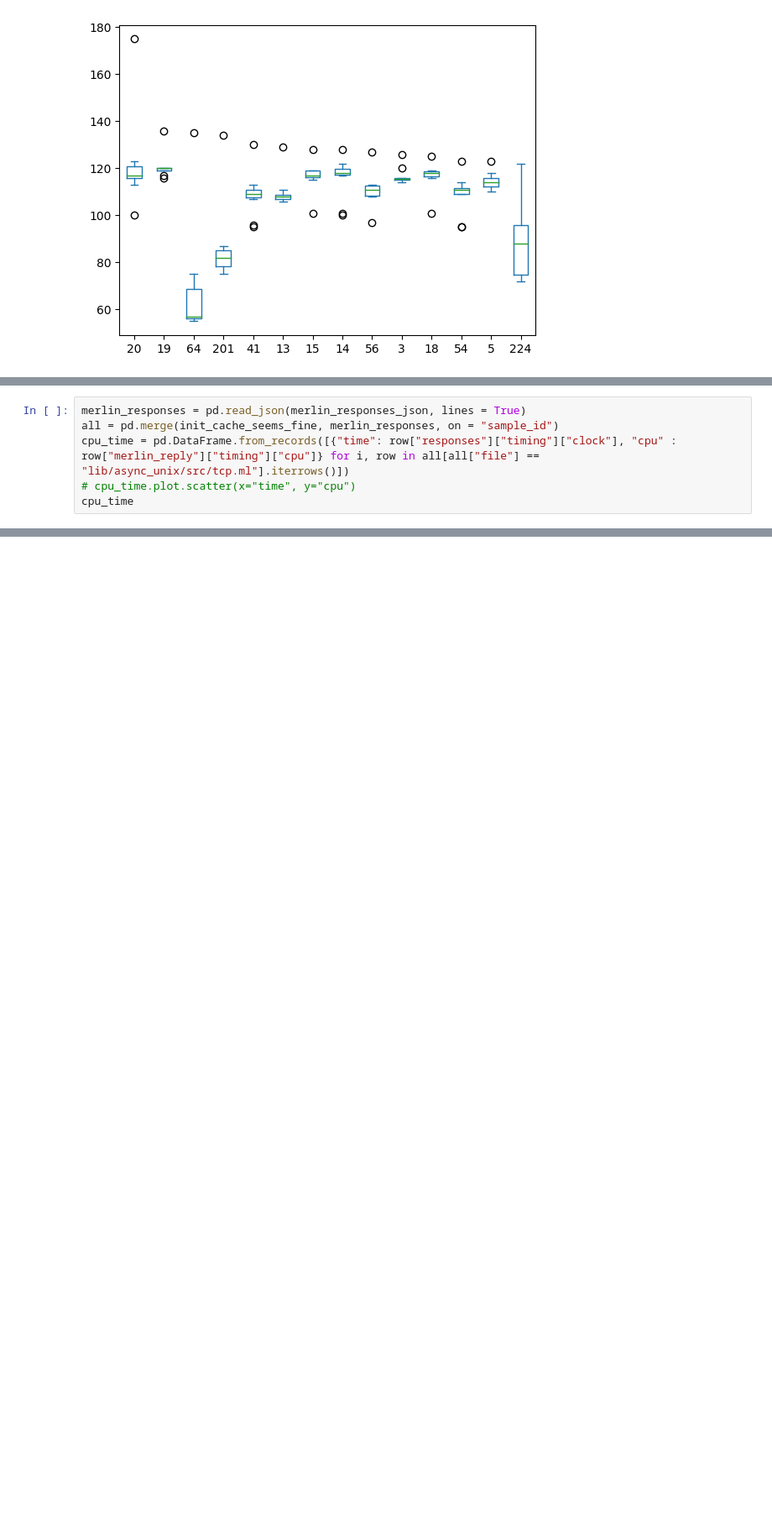
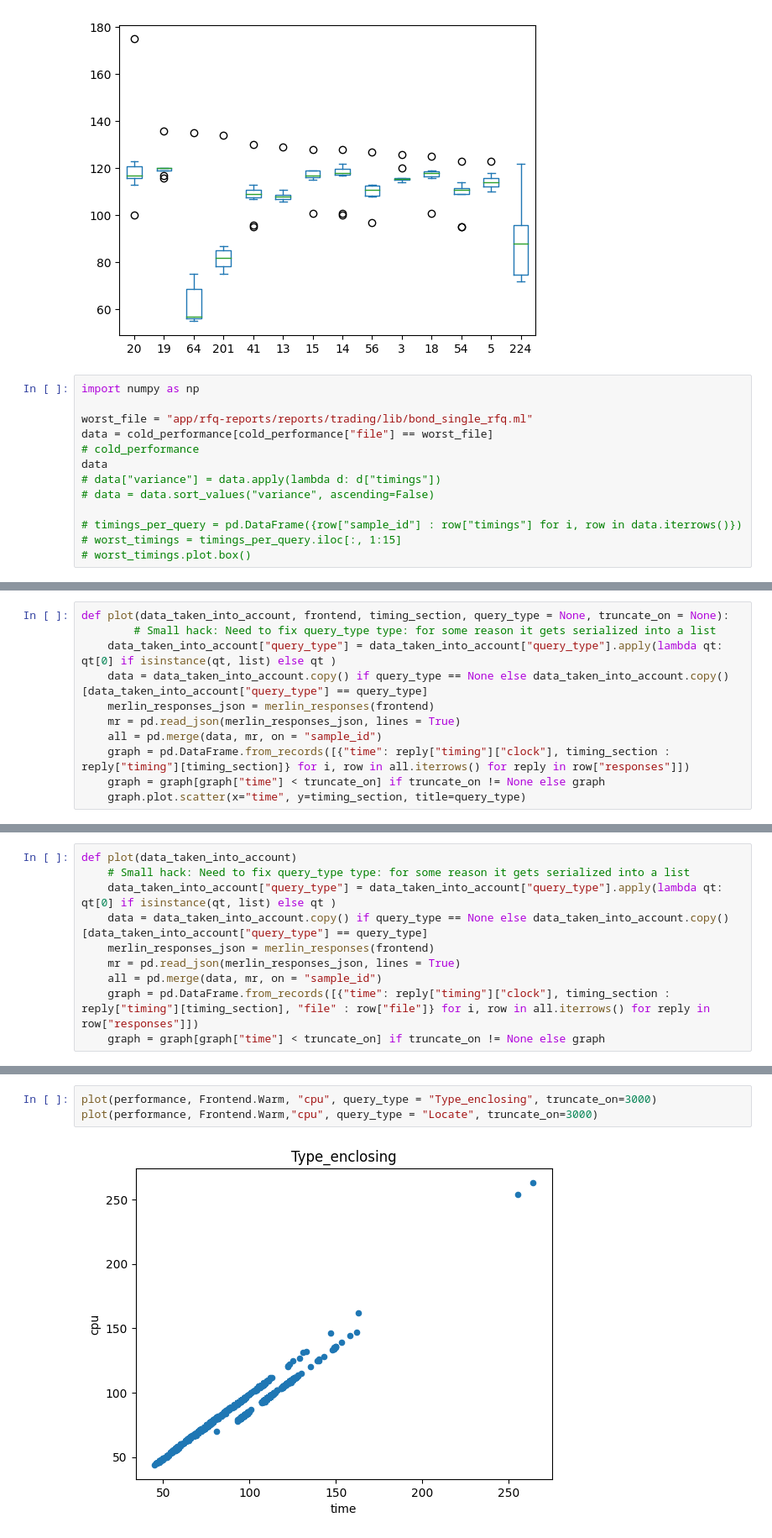
Before and after one commit to pitag-ha/merl-an, a Jupyter notebook: data/js_2023_02_06/analysis.ipynb, the cells around one changed output, grey strips where cells are left out. Shown at 84% size. Drawn from its saved outputs; the diff is of its cells as text; blank space fills up the shorter version.

Commit message:
Analyze the first Jane Street data batch a bit more

```diff
--- a/data/js_2023_02_06/analysis.ipynb
+++ b/data/js_2023_02_06/analysis.ipynb
@@ -81,3 +104,16 @@ worst_timings.plot.box()
 # %% [output]
 <AxesSubplot: >
 [figure]
+# %%
+import numpy as np
+
+worst_file = "app/rfq-reports/reports/trading/lib/bond_single_rfq.ml"
+data = cold_performance[cold_performance["file"] == worst_file]
+# cold_performance
+data
+# data["variance"] = data.apply(lambda d: d["timings"])
+# data = data.sort_values("variance", ascending=False)
+
+# timings_per_query = pd.DataFrame({row["sample_id"] : row["timings"] for i, row in data.iterrows()})
+# worst_timings = timings_per_query.iloc[:, 1:15]
+# worst_timings.plot.box()
@@ -83,0 +140,11 @@ worst_timings.plot.box()
+# %%
+def plot(data_taken_into_account, frontend, timing_section, query_type = None, truncate_on = None):
+        # Small hack: Need to fix query_type type: for some reason it gets serialized into a list
+    data_taken_into_account["query_type"] = data_taken_into_account["query_type"].apply(lambda qt: qt[0] if isinstance(qt, list) else qt )
+    data = data_taken_into_account.copy() if query_type == None else data_taken_into_account.copy()[data_taken_into_account["query_type"] == query_type]
+    merlin_responses_json = merlin_responses(frontend)
+    mr = pd.read_json(merlin_responses_json, lines = True)
+    all = pd.merge(data, mr, on = "sample_id")
+    graph = pd.DataFrame.from_records([{"time": reply["timing"]["clock"], timing_section : reply["timing"][timing_section]} for i, row in all.iterrows() for reply in row["responses"]])
+    graph = graph[graph["time"] < truncate_on] if truncate_on != None else graph
+    graph.plot.scatter(x="time", y=timing_section, title=query_type)
@@ -86,6 +163,0 @@ worst_timings.plot.box()
-# %%
-merlin_responses = pd.read_json(merlin_responses_json, lines = True)
-all = pd.merge(init_cache_seems_fine, merlin_responses, on = "sample_id")
-cpu_time = pd.DataFrame.from_records([{"time": row["responses"]["timing"]["clock"], "cpu" : row["merlin_reply"]["timing"]["cpu"]} for i, row in all[all["file"] == "lib/async_unix/src/tcp.ml"].iterrows()])
-# cpu_time.plot.scatter(x="time", y="cpu")
-cpu_time
@@ -93,0 +164,10 @@ TypeError: list indices must be integers or slices, not str
+# %%
+def plot(data_taken_into_account)
+    # Small hack: Need to fix query_type type: for some reason it gets serialized into a list
+    data_taken_into_account["query_type"] = data_taken_into_account["query_type"].apply(lambda qt: qt[0] if isinstance(qt, list) else qt )
+    data = data_taken_into_account.copy() if query_type == None else data_taken_into_account.copy()[data_taken_into_account["query_type"] == query_type]
+    merlin_responses_json = merlin_responses(frontend)
+    mr = pd.read_json(merlin_responses_json, lines = True)
+    all = pd.merge(data, mr, on = "sample_id")
+    graph = pd.DataFrame.from_records([{"time": reply["timing"]["clock"], timing_section : reply["timing"][timing_section], "file" : row["file"]} for i, row in all.iterrows() for reply in row["responses"]])
+    graph = graph[graph["time"] < truncate_on] if truncate_on != None else graph
@@ -93,0 +180,5 @@ TypeError: list indices must be integers or slices, not str
+# %%
+plot(performance, Frontend.Warm, "cpu", query_type = "Type_enclosing", truncate_on=3000)
+plot(performance, Frontend.Warm,"cpu", query_type = "Locate", truncate_on=3000)
+# %% [output]
+[figure, added]
```
Also changed, not shown: parts of 22 cells of this notebook.
